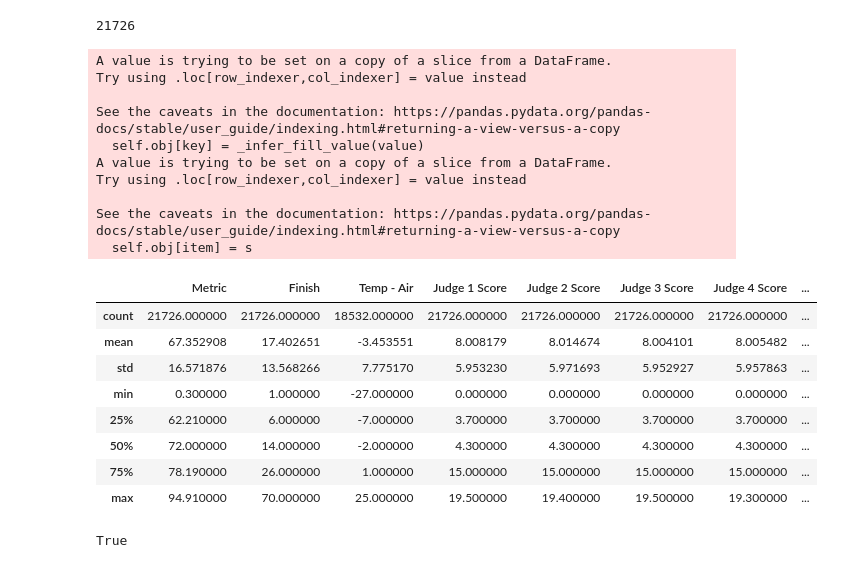
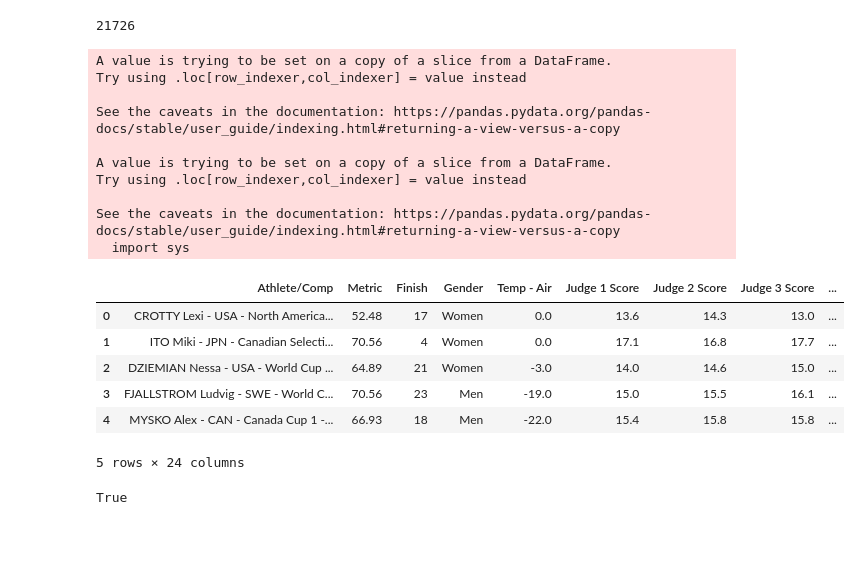
Before and after one commit to saurav193/Athlete_Rating, a Jupyter notebook: notebooks/wrangling.ipynb, the cells around one changed output. Saved outputs shown, nothing was run; the diff lists cells and outputs as text; code cells hidden in the pictures; blank space fills up the shorter version.

```diff
--- a/notebooks/wrangling.ipynb
+++ b/notebooks/wrangling.ipynb
@@ -43,31 +44,31 @@ len(final_df['Athlete/Comp'].unique()) ## Unique ID for athele => Data at Athlet
 # %%
 filtered_data = final_df[['Athlete/Comp','Metric','Finish','Gender','Temp - Air','Judge 1 Score','Judge 2 Score',
                           'Judge 3 Score','Judge 4 Score','Judge 5 Score','Judge 6 Score - 1','Judge 7 Score - 1',
                           'Major Finalist','Major Medalist','Nation','Olympic Finalist','Olympic Medalist','Temp - Snow',
                           'Season','Season/Comp','Round','Wind']]
 
-filtered_data.loc[:, 'age_yrs'] = 2020 - final_df['yob']
-filtered_data.describe()
+filtered_data['age_yrs'] = 2020 - final_df['yob']
+filtered_data['Athlete_name'] =  final_df['Athlete/Comp'].str.extract(r"(.*-....).-", expand=False)
+
+filtered_data.head()
 # %% [output]
 A value is trying to be set on a copy of a slice from a DataFrame.
 Try using .loc[row_indexer,col_indexer] = value instead
 
 See the caveats in the documentation: https://pandas.pydata.org/pandas-docs/stable/user_guide/indexing.html#returning-a-view-versus-a-copy
-  self.obj[key] = _infer_fill_value(value)
+
 A value is trying to be set on a copy of a slice from a DataFrame.
 Try using .loc[row_indexer,col_indexer] = value instead
 
 See the caveats in the documentation: https://pandas.pydata.org/pandas-docs/stable/user_guide/indexing.html#returning-a-view-versus-a-copy
-  self.obj[item] = s
+  import sys
-|  | Metric | Finish | Temp - Air | Judge 1 Score | Judge 2 Score | Judge 3 Score | Judge 4 Score | ... |
-| count | 21726.000000 | 21726.000000 | 18532.000000 | 21726.000000 | 21726.000000 | 21726.000000 | 21726.000000 | ... |
-| mean | 67.352908 | 17.402651 | -3.453551 | 8.008179 | 8.014674 | 8.004101 | 8.005482 | ... |
-| std | 16.571876 | 13.568266 | 7.775170 | 5.953230 | 5.971693 | 5.952927 | 5.957863 | ... |
-| min | 0.300000 | 1.000000 | -27.000000 | 0.000000 | 0.000000 | 0.000000 | 0.000000 | ... |
-| 25% | 62.210000 | 6.000000 | -7.000000 | 3.700000 | 3.700000 | 3.700000 | 3.700000 | ... |
-| 50% | 72.000000 | 14.000000 | -2.000000 | 4.300000 | 4.300000 | 4.300000 | 4.300000 | ... |
-| 75% | 78.190000 | 26.000000 | 1.000000 | 15.000000 | 15.000000 | 15.000000 | 15.000000 | ... |
-| max | 94.910000 | 70.000000 | 25.000000 | 19.500000 | 19.400000 | 19.500000 | 19.300000 | ... |
+|  | Athlete/Comp | Metric | Finish | Gender | Temp - Air | Judge 1 Score | Judge 2 Score | Judge 3 Score | ... |
+| 0 | CROTTY Lexi - USA - North America... | 52.48 | 17 | Women | 0.0 | 13.6 | 14.3 | 13.0 | ... |
+| 1 | ITO Miki - JPN - Canadian Selecti... | 70.56 | 4 | Women | 0.0 | 17.1 | 16.8 | 17.7 | ... |
+| 2 | DZIEMIAN Nessa - USA - World Cup ... | 64.89 | 21 | Women | -3.0 | 14.0 | 14.6 | 15.0 | ... |
+| 3 | FJALLSTROM Ludvig - SWE - World C... | 70.56 | 23 | Men | -19.0 | 15.0 | 15.5 | 16.1 | ... |
+| 4 | MYSKO Alex - CAN - Canada Cup 1 -... | 66.93 | 18 | Men | -22.0 | 15.4 | 15.8 | 15.8 | ... |
+5 rows × 24 columns
 # %%
 # categorical = ['Athlete/Comp', 'Gender', 'Major Finalist','Major Medalist','Nation','Olympic Finalist','Olympic Medalist',
 #                'Season','Season/Comp']
```
Also changed, not shown: parts of 9 cells of this notebook, 7 other files.
